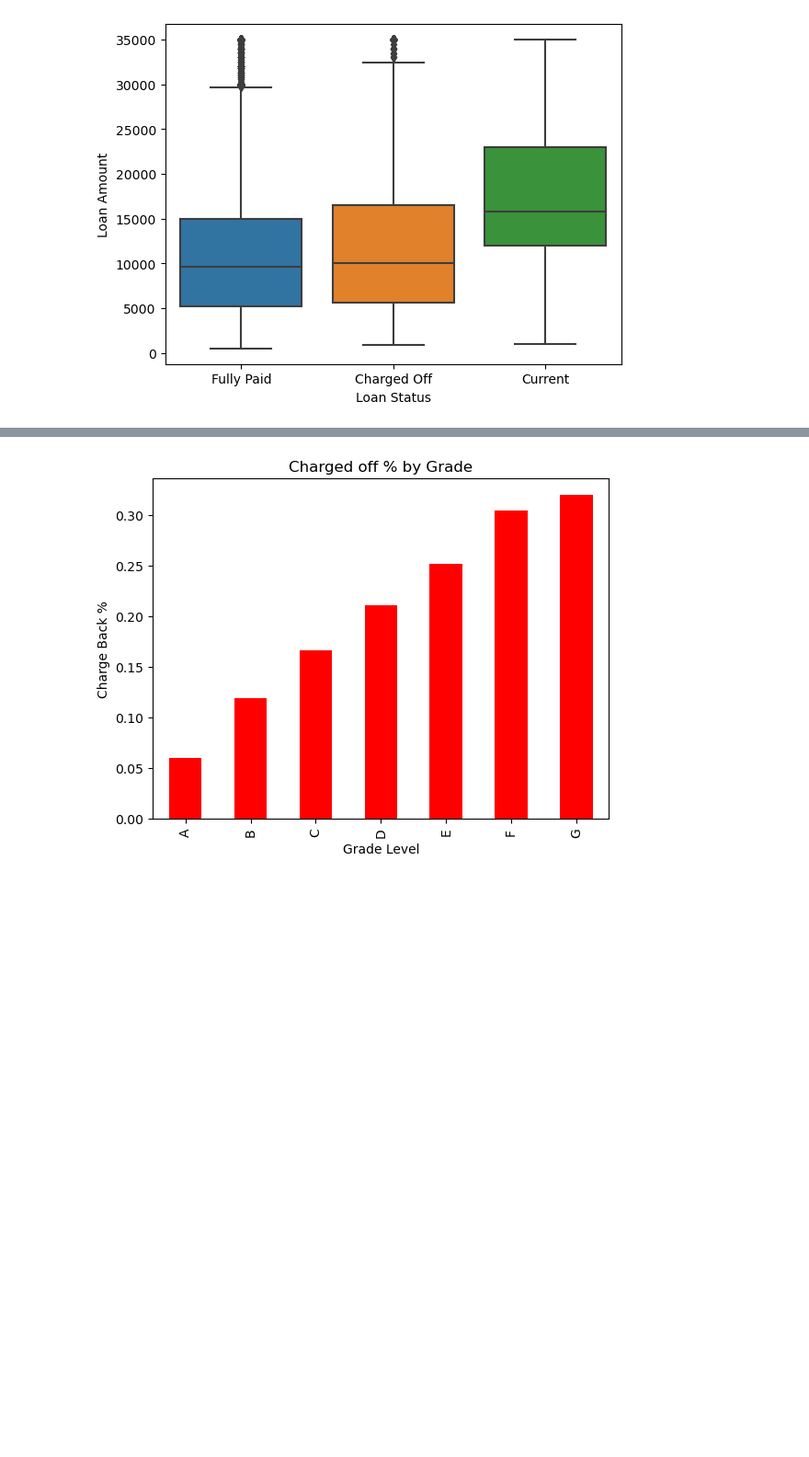
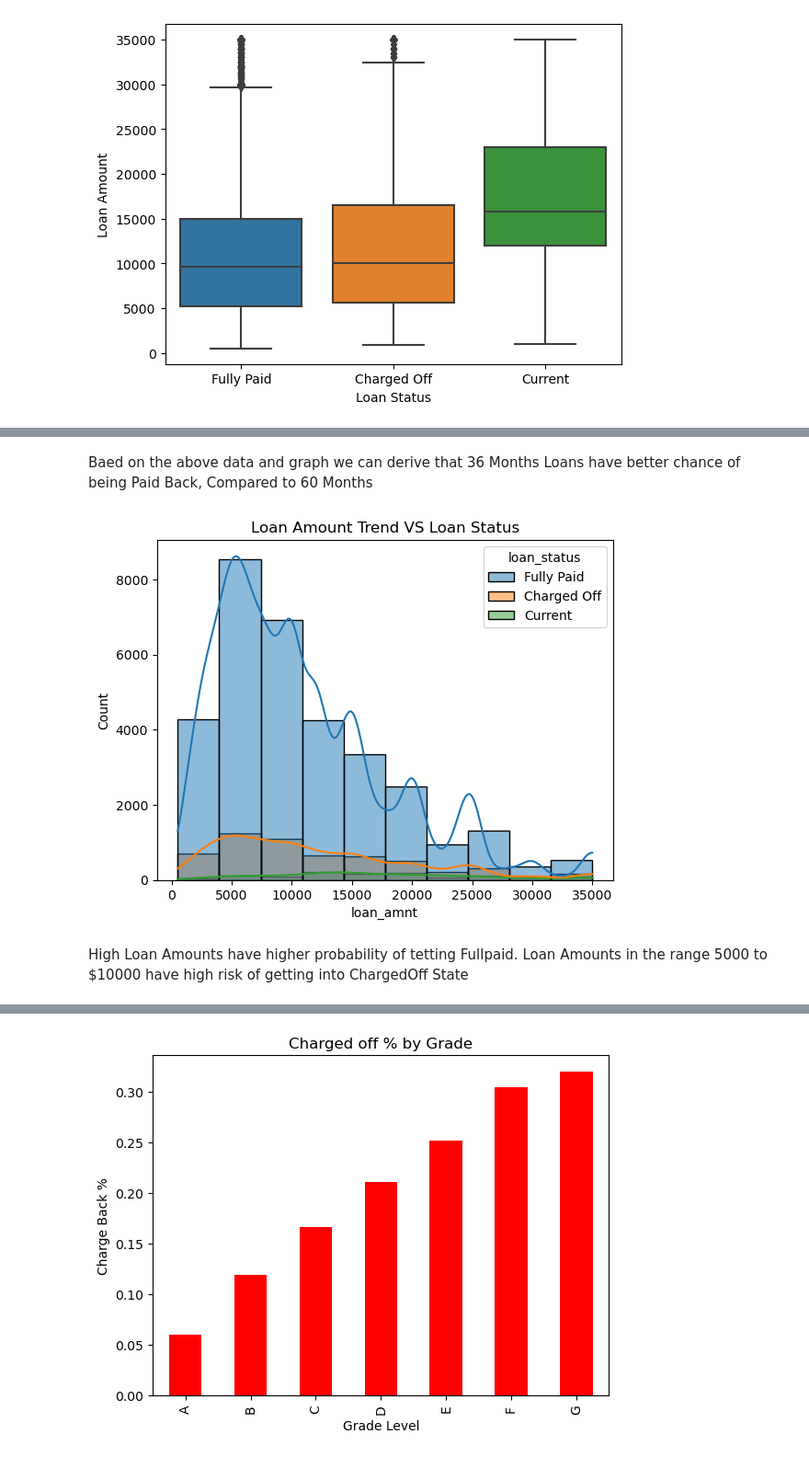
Before and after one commit to Mathur79/LendingClubCaseStudy, a Jupyter notebook: LendingClubCaseStudy.ipynb, the cells around one changed output, grey strips where cells are left out. Shown: that part at 92% size. Saved outputs shown, nothing was run; the diff lists cells and outputs as text; code cells hidden in the pictures; blank space fills up the shorter version.

```diff
--- a/LendingClubCaseStudy.ipynb
+++ b/LendingClubCaseStudy.ipynb
@@ -451,0 +469,10 @@ Loans
+# %% [markdown]
+Baed on the above data and graph we can derive that 36 Months Loans have better chance of being Paid Back, Compared to 60 Months
+# %%
+sns.histplot(data=df,x='loan_amnt',bins=10,color='green',hue=df['loan_status'],kde=True)
+plt.title("Loan Amount Trend VS Loan Status")
+plt.show()
+# %% [output]
+[figure, added]
+# %% [markdown]
+High Loan Amounts  have higher probability of tetting Fullpaid. Loan Amounts in the range 5000 to $10000 have high risk of getting into ChargedOff State
```
Also changed, not shown: parts of 33 cells of this notebook.
